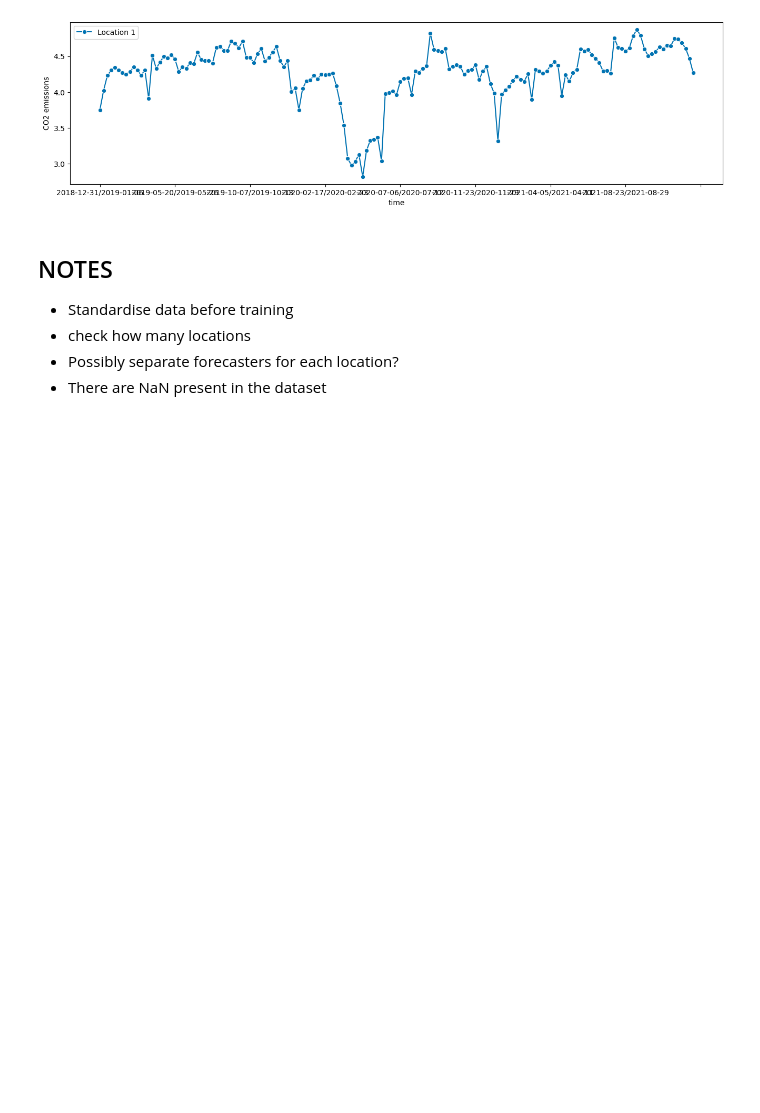
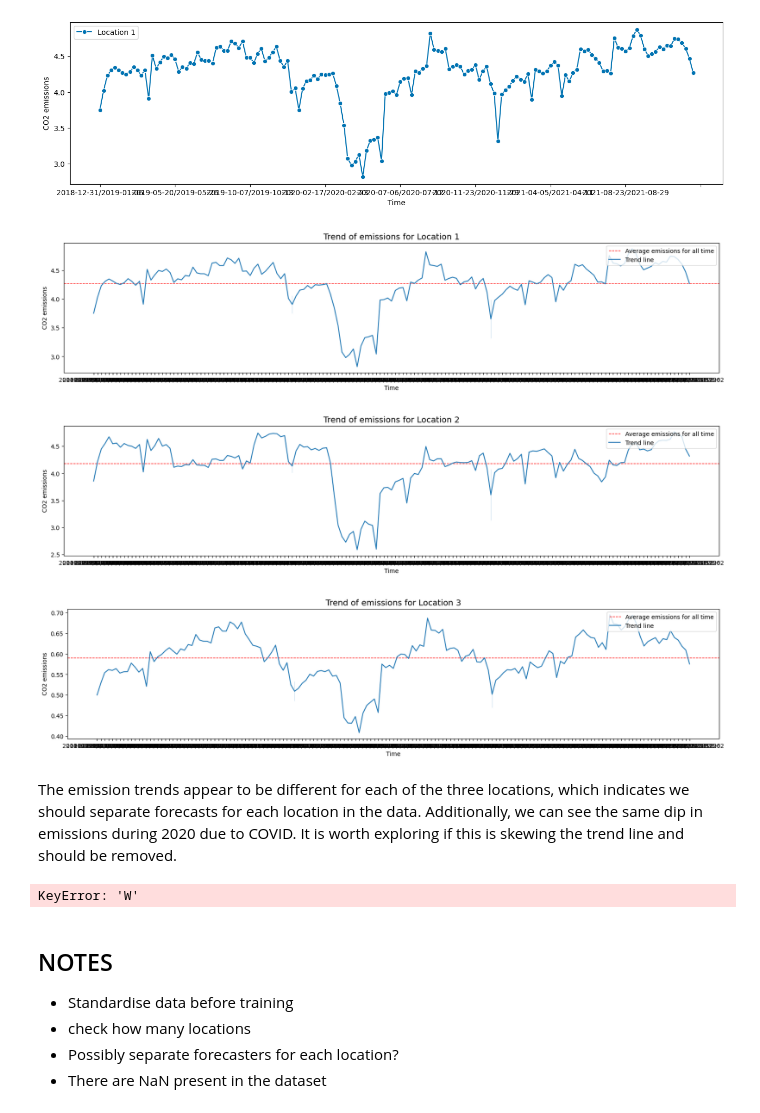
Before and after one commit to NiclasFenton-Wiegleb/Kaggle-Predict-CO2-Emissions-in-Rwanda, a Jupyter notebook: predict-emissions-rwanda.ipynb, the cells around one changed output. Saved outputs shown, nothing was run; the diff lists cells and outputs as text; code cells hidden in the pictures; blank space fills up the shorter version.

Commit message:
Investigating trends over time in the dataset.

```diff
--- a/predict-emissions-rwanda.ipynb
+++ b/predict-emissions-rwanda.ipynb
@@ -101,6 +101,61 @@ plot_series( df_loc1["emission"], labels=["Location 1"], x_label="Time", y_label
 plt.show()
 # %% [output]
 [figure]
+# %%
+import numpy as np
+import seaborn as sns
+
+#Labels should be the coordinates of the first three locations in the dataframe
+locations = df["coordinates"].unique()[0:3]
+
+loc_counter = 1
+
+for loc in locations:
+        df_loc = df[df["coordinates"] == loc]
+        index = df_loc.index
+        # sales = sales.groupby(sales.index)['item_sales_day'].sum().to_frame().reset_index()
+        plt.figure(figsize=(20,4))
+        plt.axhline (y =df_loc['emission'].mean(), color='red', linewidth = 1, linestyle ='dashed', label = 'Average emissions for all time')
+        sns.lineplot(data=df_loc, x=df_loc.index.astype(str), y='emission', label = 'Trend line')
+        plt.title(f'Trend of emissions for Location {loc_counter}', fontsize=14)
+        plt.legend(loc = 'upper right')
+        plt.xlabel('Time')
+        plt.ylabel('CO2 emissions')
+        plt.show()
+        print('\n')
+
+        loc_counter += 1
+# %% [output]
+[figure, added]
+[figure, added]
+[figure, added]
+# %% [markdown]
+The emission trends appear to be different for each of the three locations, which indicates we should separate forecasts for each location in the data. Additionally, we can see the same dip in emissions during 2020 due to COVID. It is worth exploring if this is skewing the trend line and should be removed.
+# %%
+df_v2 = data_handling.load_data_drop_2020()
+
+#Labels should be the coordinates of the first three locations in the dataframe with 2020 removed
+locations = df["coordinates"].unique()[0:3]
+
+loc_counter = 1
+
+for loc in locations:
+        df_loc = df[df["coordinates"] == loc]
+        index = df_loc.index
+        # sales = sales.groupby(sales.index)['item_sales_day'].sum().to_frame().reset_index()
+        plt.figure(figsize=(20,4))
+        plt.axhline (y =df_loc['emission'].mean(), color='red', linewidth = 1, linestyle ='dashed', label = 'Average emissions for all time')
+        sns.lineplot(data=df_loc, x=df_loc.index.astype(str), y='emission', label = 'Trend line')
+        plt.title(f'Trend of emissions for Location {loc_counter}', fontsize=14)
+        plt.legend(loc = 'upper right')
+        plt.xlabel('Time')
+        plt.ylabel('CO2 emissions')
+        plt.show()
+        print('\n')
+
+        loc_counter += 1
+# %% [output]
+KeyError: 'W'
 # %% [markdown]
 ## NOTES
 
```
Also changed, not shown: 1 other file.
